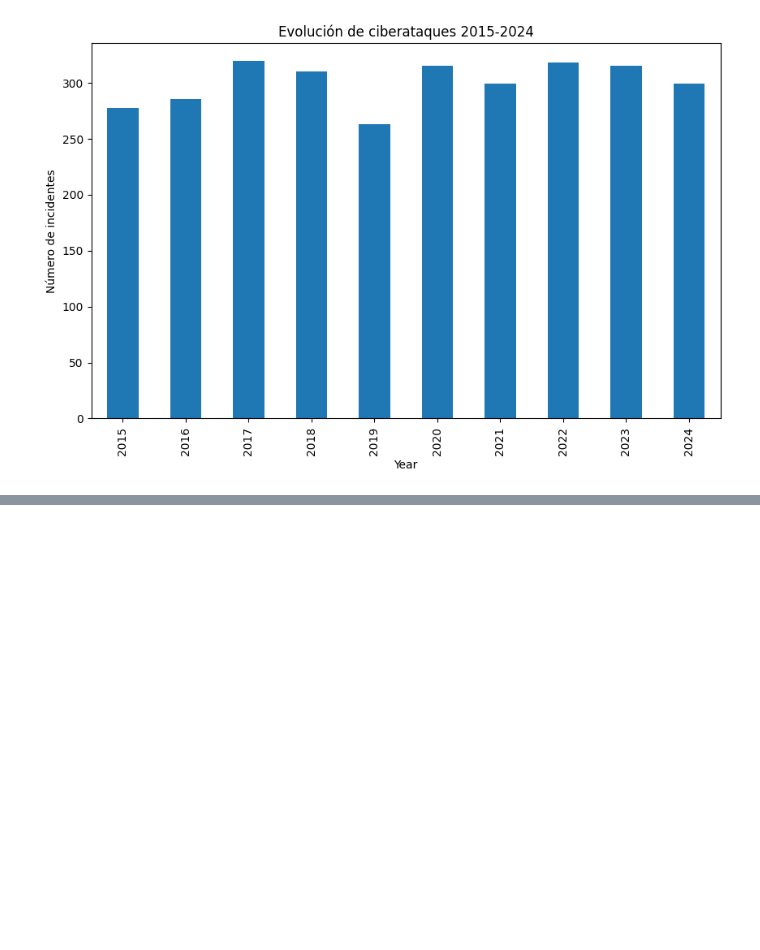
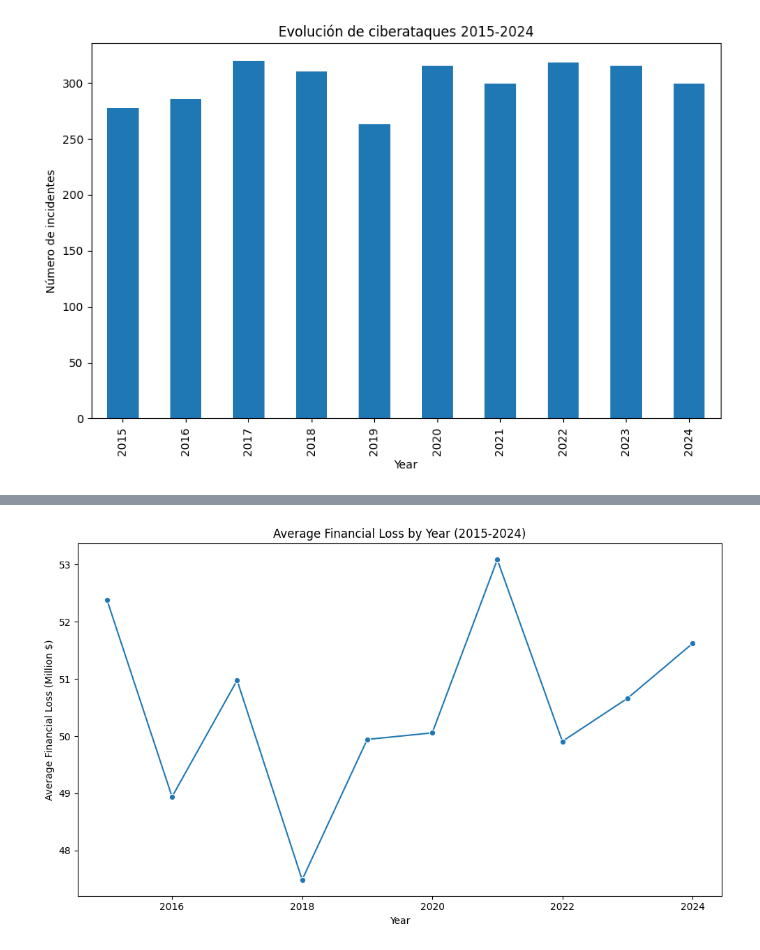
Before and after one commit to nosedhd/Modelos-2-notebook, a Jupyter notebook: modeloCybersecurity.ipynb, the cells around one changed output, grey strips where cells are left out. Cells and saved outputs as stored; diff of their text form; code cells hidden in the pictures; blank space fills up the shorter version.

```diff
--- a/modeloCybersecurity.ipynb
+++ b/modeloCybersecurity.ipynb
@@ -65,0 +231,14 @@ Text(0, 0.5, 'Número de incidentes')
+# %%
+# Average financial loss by year
+loss_by_year = df.groupby('Year')['Financial Loss (in Million $)'].mean()
+
+# Plot: Average Financial Loss by Year
+plt.figure(figsize=(10, 6))
+sns.lineplot(x=loss_by_year.index, y=loss_by_year.values, marker='o')
+plt.title('Average Financial Loss by Year (2015-2024)')
+plt.xlabel('Year')
+plt.ylabel('Average Financial Loss (Million $)')
+plt.tight_layout()
+plt.show()
+# %% [output]
+[figure, added]
```
Also changed, not shown: parts of 24 cells of this notebook.
